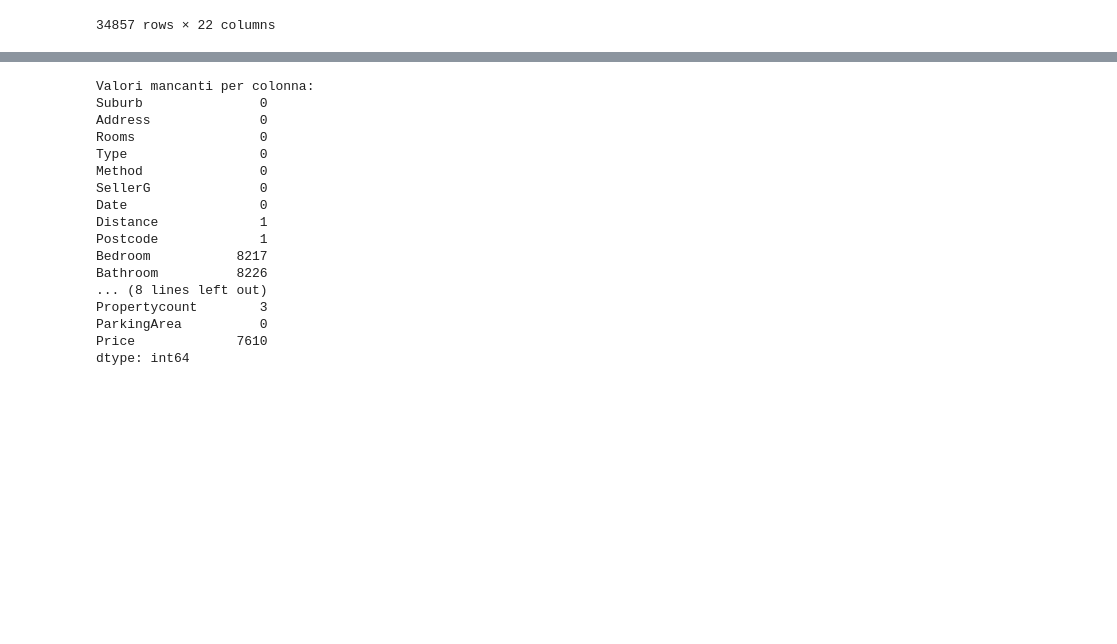
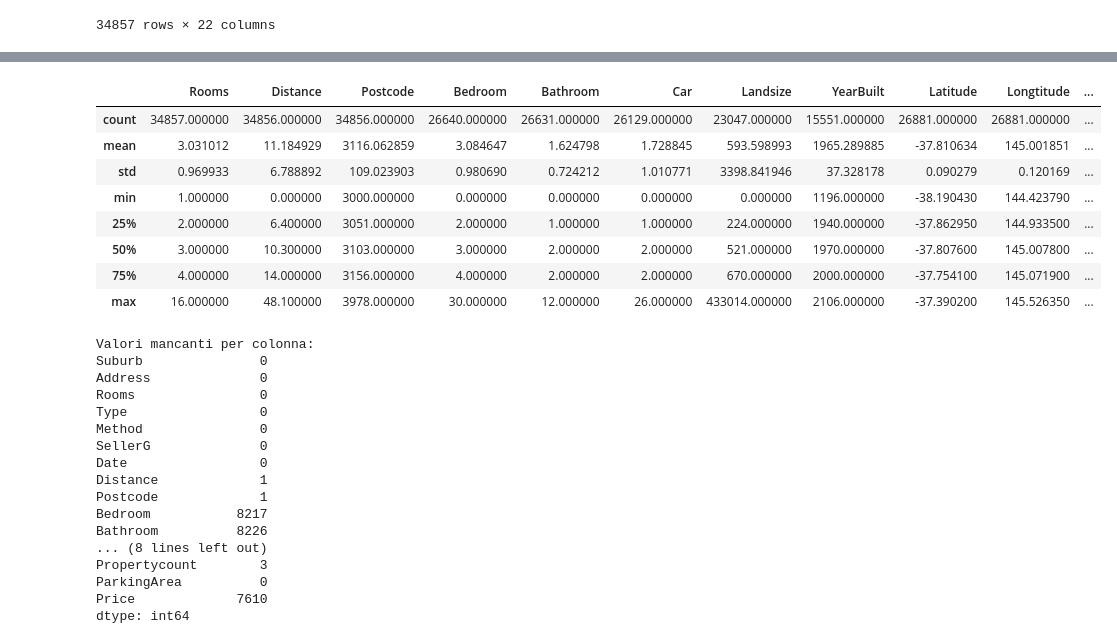
Before and after one commit to Gianmarcx/regression_Sorrentino_Roggi, a Jupyter notebook: l1-l2-regularization-lasso-ridge-regression.ipynb, the cells around one changed output, grey strips where cells are left out. Cells and saved outputs as stored; diff of their text form; code cells hidden in the pictures; blank space fills up the shorter version.

```diff
--- a/l1-l2-regularization-lasso-ridge-regression.ipynb
+++ b/l1-l2-regularization-lasso-ridge-regression.ipynb
@@ -22,3 +42,15 @@ df
+# %%
+df.describe()
+# %% [output]
+|  | Rooms | Distance | Postcode | Bedroom | Bathroom | Car | Landsize | YearBuilt | Latitude | Longtitude | ... |
+| count | 34857.000000 | 34856.000000 | 34856.000000 | 26640.000000 | 26631.000000 | 26129.000000 | 23047.000000 | 15551.000000 | 26881.000000 | 26881.000000 | ... |
+| mean | 3.031012 | 11.184929 | 3116.062859 | 3.084647 | 1.624798 | 1.728845 | 593.598993 | 1965.289885 | -37.810634 | 145.001851 | ... |
+| std | 0.969933 | 6.788892 | 109.023903 | 0.980690 | 0.724212 | 1.010771 | 3398.841946 | 37.328178 | 0.090279 | 0.120169 | ... |
+| min | 1.000000 | 0.000000 | 3000.000000 | 0.000000 | 0.000000 | 0.000000 | 0.000000 | 1196.000000 | -38.190430 | 144.423790 | ... |
+| 25% | 2.000000 | 6.400000 | 3051.000000 | 2.000000 | 1.000000 | 1.000000 | 224.000000 | 1940.000000 | -37.862950 | 144.933500 | ... |
+| 50% | 3.000000 | 10.300000 | 3103.000000 | 3.000000 | 2.000000 | 2.000000 | 521.000000 | 1970.000000 | -37.807600 | 145.007800 | ... |
+| 75% | 4.000000 | 14.000000 | 3156.000000 | 4.000000 | 2.000000 | 2.000000 | 670.000000 | 2000.000000 | -37.754100 | 145.071900 | ... |
+| max | 16.000000 | 48.100000 | 3978.000000 | 30.000000 | 12.000000 | 26.000000 | 433014.000000 | 2106.000000 | -37.390200 | 145.526350 | ... |
 # %%
 #PULIZIA DATI MANCANTI E ANOMALI
 
```
Also changed, not shown: parts of 5 cells of this notebook.
